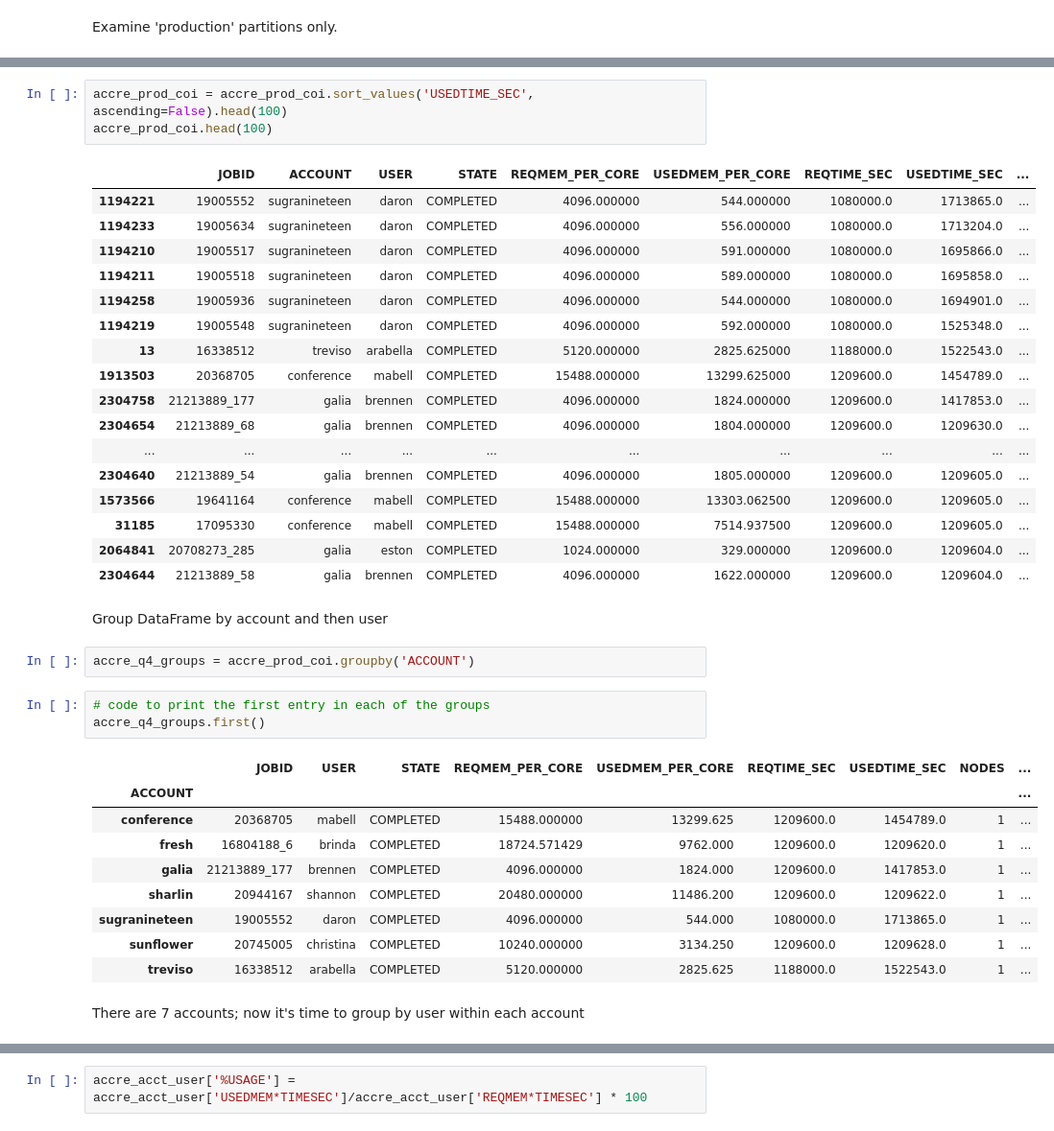
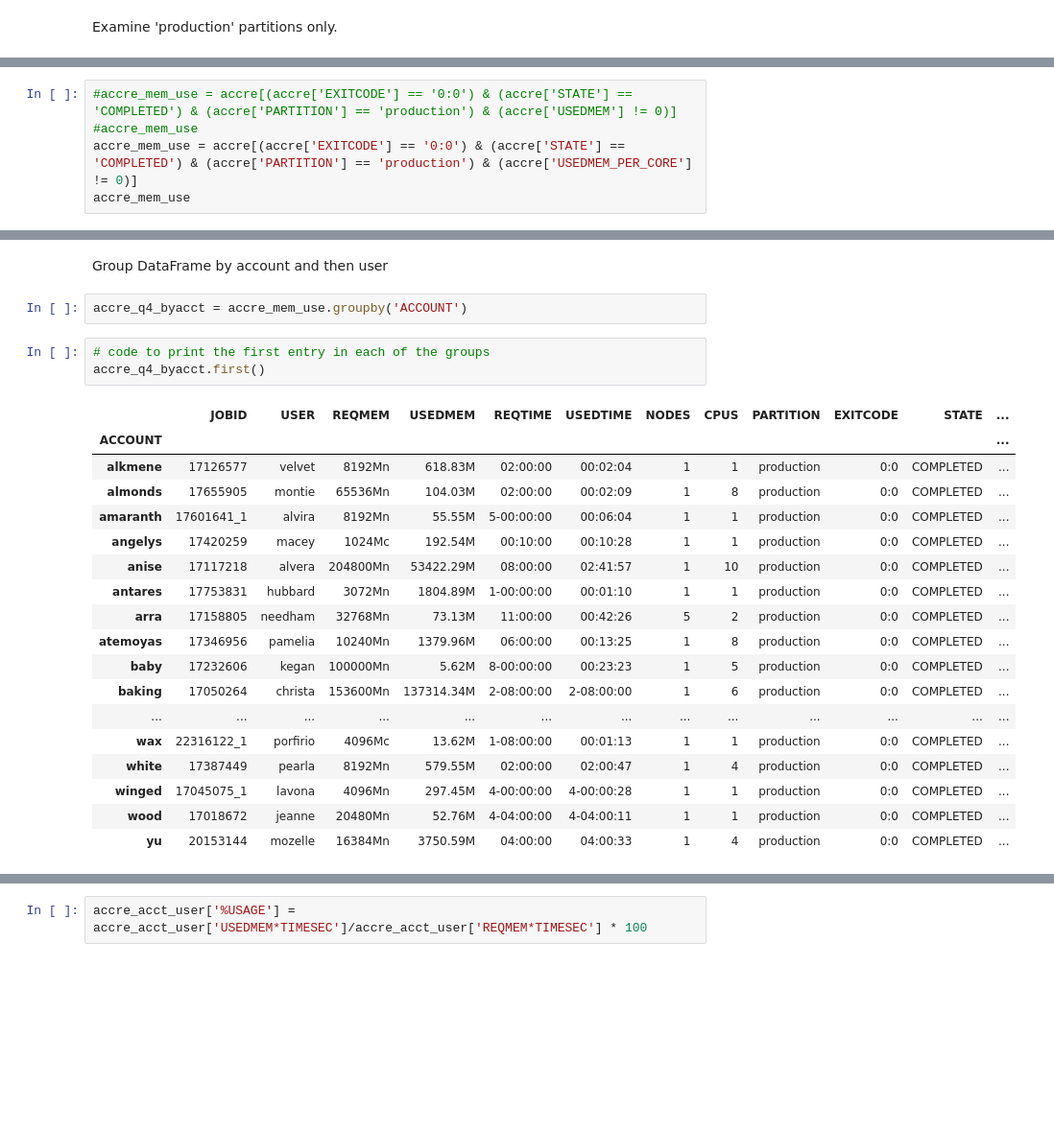
Before and after one commit to nss-data-science-cohort-4/dq2-accre-valkyries, a Jupyter notebook: notebooks/ONR_ACCRE_Q4_analysis.ipynb, the cells around one changed output, grey strips where cells are left out. Shown at 96% size. Drawn from its saved outputs; the diff is of its cells as text; blank space fills up the shorter version.

```diff
--- a/notebooks/ONR_ACCRE_Q4_analysis.ipynb
+++ b/notebooks/ONR_ACCRE_Q4_analysis.ipynb
@@ -87,0 +55,5 @@ accre_prod_cplt_only.sort_values('USEDTIME_SEC' , ascending=False)
+# %%
+#accre_mem_use = accre[(accre['EXITCODE'] == '0:0') & (accre['STATE'] == 'COMPLETED') & (accre['PARTITION'] == 'production') & (accre['USEDMEM'] != 0)]
+#accre_mem_use
+accre_mem_use = accre[(accre['EXITCODE'] == '0:0') & (accre['STATE'] == 'COMPLETED') & (accre['PARTITION'] == 'production') & (accre['USEDMEM_PER_CORE'] != 0)]
+accre_mem_use
@@ -107,40 +77,26 @@ accre_prod_coi
-# %%
-accre_prod_coi = accre_prod_coi.sort_values('USEDTIME_SEC', ascending=False).head(100)
-accre_prod_coi.head(100)
-# %% [output]
-|  | JOBID | ACCOUNT | USER | STATE | REQMEM_PER_CORE | USEDMEM_PER_CORE | REQTIME_SEC | USEDTIME_SEC | ... |
-| 1194221 | 19005552 | sugranineteen | daron | COMPLETED | 4096.000000 | 544.000000 | 1080000.0 | 1713865.0 | ... |
-| 1194233 | 19005634 | sugranineteen | daron | COMPLETED | 4096.000000 | 556.000000 | 1080000.0 | 1713204.0 | ... |
-| 1194210 | 19005517 | sugranineteen | daron | COMPLETED | 4096.000000 | 591.000000 | 1080000.0 | 1695866.0 | ... |
-| 1194211 | 19005518 | sugranineteen | daron | COMPLETED | 4096.000000 | 589.000000 | 1080000.0 | 1695858.0 | ... |
-| 1194258 | 19005936 | sugranineteen | daron | COMPLETED | 4096.000000 | 544.000000 | 1080000.0 | 1694901.0 | ... |
-| 1194219 | 19005548 | sugranineteen | daron | COMPLETED | 4096.000000 | 592.000000 | 1080000.0 | 1525348.0 | ... |
-| 13 | 16338512 | treviso | arabella | COMPLETED | 5120.000000 | 2825.625000 | 1188000.0 | 1522543.0 | ... |
-| 1913503 | 20368705 | conference | mabell | COMPLETED | 15488.000000 | 13299.625000 | 1209600.0 | 1454789.0 | ... |
-| 2304758 | 21213889_177 | galia | brennen | COMPLETED | 4096.000000 | 1824.000000 | 1209600.0 | 1417853.0 | ... |
-| 2304654 | 21213889_68 | galia | brennen | COMPLETED | 4096.000000 | 1804.000000 | 1209600.0 | 1209630.0 | ... |
-| ... | ... | ... | ... | ... | ... | ... | ... | ... | ... |
-| 2304640 | 21213889_54 | galia | brennen | COMPLETED | 4096.000000 | 1805.000000 | 1209600.0 | 1209605.0 | ... |
-| 1573566 | 19641164 | conference | mabell | COMPLETED | 15488.000000 | 13303.062500 | 1209600.0 | 1209605.0 | ... |
-| 31185 | 17095330 | conference | mabell | COMPLETED | 15488.000000 | 7514.937500 | 1209600.0 | 1209605.0 | ... |
-| 2064841 | 20708273_285 | galia | eston | COMPLETED | 1024.000000 | 329.000000 | 1209600.0 | 1209604.0 | ... |
-| 2304644 | 21213889_58 | galia | brennen | COMPLETED | 4096.000000 | 1622.000000 | 1209600.0 | 1209604.0 | ... |
 # %% [markdown]
 Group DataFrame by account and then user
 # %%
-accre_q4_groups = accre_prod_coi.groupby('ACCOUNT')
+accre_q4_byacct = accre_mem_use.groupby('ACCOUNT')
 # %%
 # code to print the first entry in each of the groups
-accre_q4_groups.first()
+accre_q4_byacct.first()
 # %% [output]
-|  | JOBID | USER | STATE | REQMEM_PER_CORE | USEDMEM_PER_CORE | REQTIME_SEC | USEDTIME_SEC | NODES | ... |
-| ACCOUNT |  |  |  |  |  |  |  |  | ... |
-| conference | 20368705 | mabell | COMPLETED | 15488.000000 | 13299.625 | 1209600.0 | 1454789.0 | 1 | ... |
-| fresh | 16804188_6 | brinda | COMPLETED | 18724.571429 | 9762.000 | 1209600.0 | 1209620.0 | 1 | ... |
-| galia | 21213889_177 | brennen | COMPLETED | 4096.000000 | 1824.000 | 1209600.0 | 1417853.0 | 1 | ... |
-| sharlin | 20944167 | shannon | COMPLETED | 20480.000000 | 11486.200 | 1209600.0 | 1209622.0 | 1 | ... |
-| sugranineteen | 19005552 | daron | COMPLETED | 4096.000000 | 544.000 | 1080000.0 | 1713865.0 | 1 | ... |
-| sunflower | 20745005 | christina | COMPLETED | 10240.000000 | 3134.250 | 1209600.0 | 1209628.0 | 1 | ... |
-| treviso | 16338512 | arabella | COMPLETED | 5120.000000 | 2825.625 | 1188000.0 | 1522543.0 | 1 | ... |
+|  | JOBID | USER | REQMEM | USEDMEM | REQTIME | USEDTIME | NODES | CPUS | PARTITION | EXITCODE | STATE | ... |
+| ACCOUNT |  |  |  |  |  |  |  |  |  |  |  | ... |
+| alkmene | 17126577 | velvet | 8192Mn | 618.83M | 02:00:00 | 00:02:04 | 1 | 1 | production | 0:0 | COMPLETED | ... |
+| almonds | 17655905 | montie | 65536Mn | 104.03M | 02:00:00 | 00:02:09 | 1 | 8 | production | 0:0 | COMPLETED | ... |
+| amaranth | 17601641_1 | alvira | 8192Mn | 55.55M | 5-00:00:00 | 00:06:04 | 1 | 1 | production | 0:0 | COMPLETED | ... |
+| angelys | 17420259 | macey | 1024Mc | 192.54M | 00:10:00 | 00:10:28 | 1 | 1 | production | 0:0 | COMPLETED | ... |
+| anise | 17117218 | alvera | 204800Mn | 53422.29M | 08:00:00 | 02:41:57 | 1 | 10 | production | 0:0 | COMPLETED | ... |
+| antares | 17753831 | hubbard | 3072Mn | 1804.89M | 1-00:00:00 | 00:01:10 | 1 | 1 | production | 0:0 | COMPLETED | ... |
+| arra | 17158805 | needham | 32768Mn | 73.13M | 11:00:00 | 00:42:26 | 5 | 2 | production | 0:0 | COMPLETED | ... |
+| atemoyas | 17346956 | pamelia | 10240Mn | 1379.96M | 06:00:00 | 00:13:25 | 1 | 8 | production | 0:0 | COMPLETED | ... |
+| baby | 17232606 | kegan | 100000Mn | 5.62M | 8-00:00:00 | 00:23:23 | 1 | 5 | production | 0:0 | COMPLETED | ... |
+| baking | 17050264 | christa | 153600Mn | 137314.34M | 2-08:00:00 | 2-08:00:00 | 1 | 6 | production | 0:0 | COMPLETED | ... |
+| ... | ... | ... | ... | ... | ... | ... | ... | ... | ... | ... | ... | ... |
+| wax | 22316122_1 | porfirio | 4096Mc | 13.62M | 1-08:00:00 | 00:01:13 | 1 | 1 | production | 0:0 | COMPLETED | ... |
+| white | 17387449 | pearla | 8192Mn | 579.55M | 02:00:00 | 02:00:47 | 1 | 4 | production | 0:0 | COMPLETED | ... |
+| winged | 17045075_1 | lavona | 4096Mn | 297.45M | 4-00:00:00 | 4-00:00:28 | 1 | 1 | production | 0:0 | COMPLETED | ... |
+| wood | 17018672 | jeanne | 20480Mn | 52.76M | 4-04:00:00 | 4-04:00:11 | 1 | 1 | production | 0:0 | COMPLETED | ... |
+| yu | 20153144 | mozelle | 16384Mn | 3750.59M | 04:00:00 | 04:00:33 | 1 | 4 | production | 0:0 | COMPLETED | ... |
-# %% [markdown]
-There are 7 accounts; now it's time to group by user within each account
```
Also changed, not shown: parts of 35 cells of this notebook.
